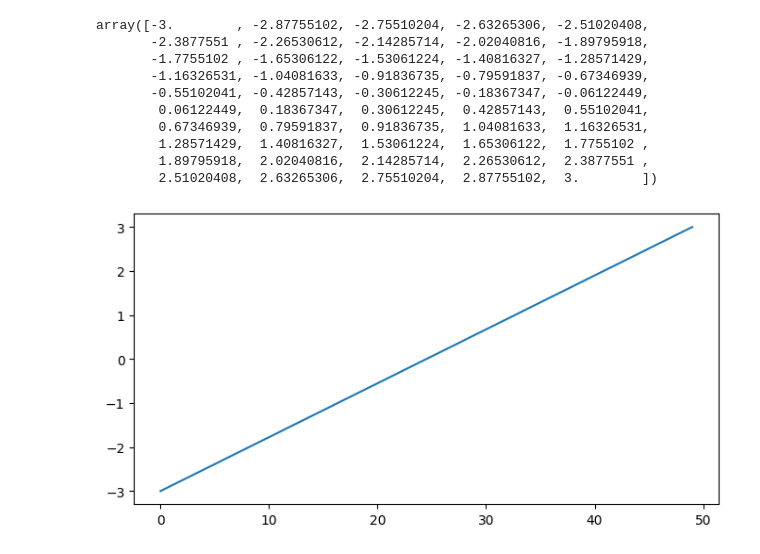
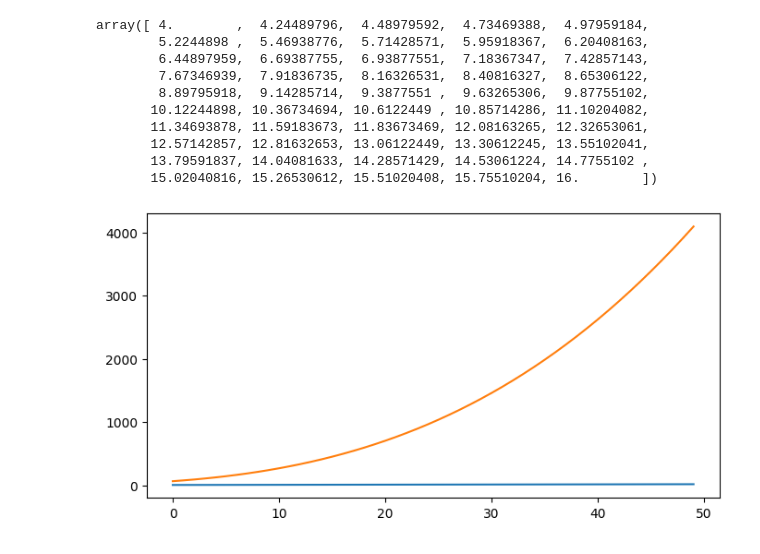
Before and after one commit to scchang2023/112_python_chihlee, a Jupyter notebook: lesson13_2.ipynb, the cells around one changed output. Saved outputs shown, nothing was run; the diff lists cells and outputs as text; code cells hidden in the pictures.

```diff
--- a/lesson13_2.ipynb
+++ b/lesson13_2.ipynb
@@ -1,23 +1,26 @@
 # %%
 import numpy as np
 import matplotlib.pyplot as plt
 
 x = np.linspace(-3, 3, 50)
+x = x * 2 + 10
+y = x ** 3
 display(x)
 
 figure = plt.figure(figsize=(8,4))#寬8高4
 axes = figure.add_subplot()
 axes.plot(x)
+axes.plot(y)
 plt.show()
 # %% [output]
-array([-3.        , -2.87755102, -2.75510204, -2.63265306, -2.51020408,
-       -2.3877551 , -2.26530612, -2.14285714, -2.02040816, -1.89795918,
-       -1.7755102 , -1.65306122, -1.53061224, -1.40816327, -1.28571429,
-       -1.16326531, -1.04081633, -0.91836735, -0.79591837, -0.67346939,
-       -0.55102041, -0.42857143, -0.30612245, -0.18367347, -0.06122449,
-        0.06122449,  0.18367347,  0.30612245,  0.42857143,  0.55102041,
-        0.67346939,  0.79591837,  0.91836735,  1.04081633,  1.16326531,
-        1.28571429,  1.40816327,  1.53061224,  1.65306122,  1.7755102 ,
-        1.89795918,  2.02040816,  2.14285714,  2.26530612,  2.3877551 ,
-        2.51020408,  2.63265306,  2.75510204,  2.87755102,  3.        ])
+array([ 4.        ,  4.24489796,  4.48979592,  4.73469388,  4.97959184,
+        5.2244898 ,  5.46938776,  5.71428571,  5.95918367,  6.20408163,
+        6.44897959,  6.69387755,  6.93877551,  7.18367347,  7.42857143,
+        7.67346939,  7.91836735,  8.16326531,  8.40816327,  8.65306122,
+        8.89795918,  9.14285714,  9.3877551 ,  9.63265306,  9.87755102,
+       10.12244898, 10.36734694, 10.6122449 , 10.85714286, 11.10204082,
+       11.34693878, 11.59183673, 11.83673469, 12.08163265, 12.32653061,
+       12.57142857, 12.81632653, 13.06122449, 13.30612245, 13.55102041,
+       13.79591837, 14.04081633, 14.28571429, 14.53061224, 14.7755102 ,
+       15.02040816, 15.26530612, 15.51020408, 15.75510204, 16.        ])
-[figure, old version]
+[figure, new version]
```
Also changed, not shown: parts of 1 cell of this notebook.
